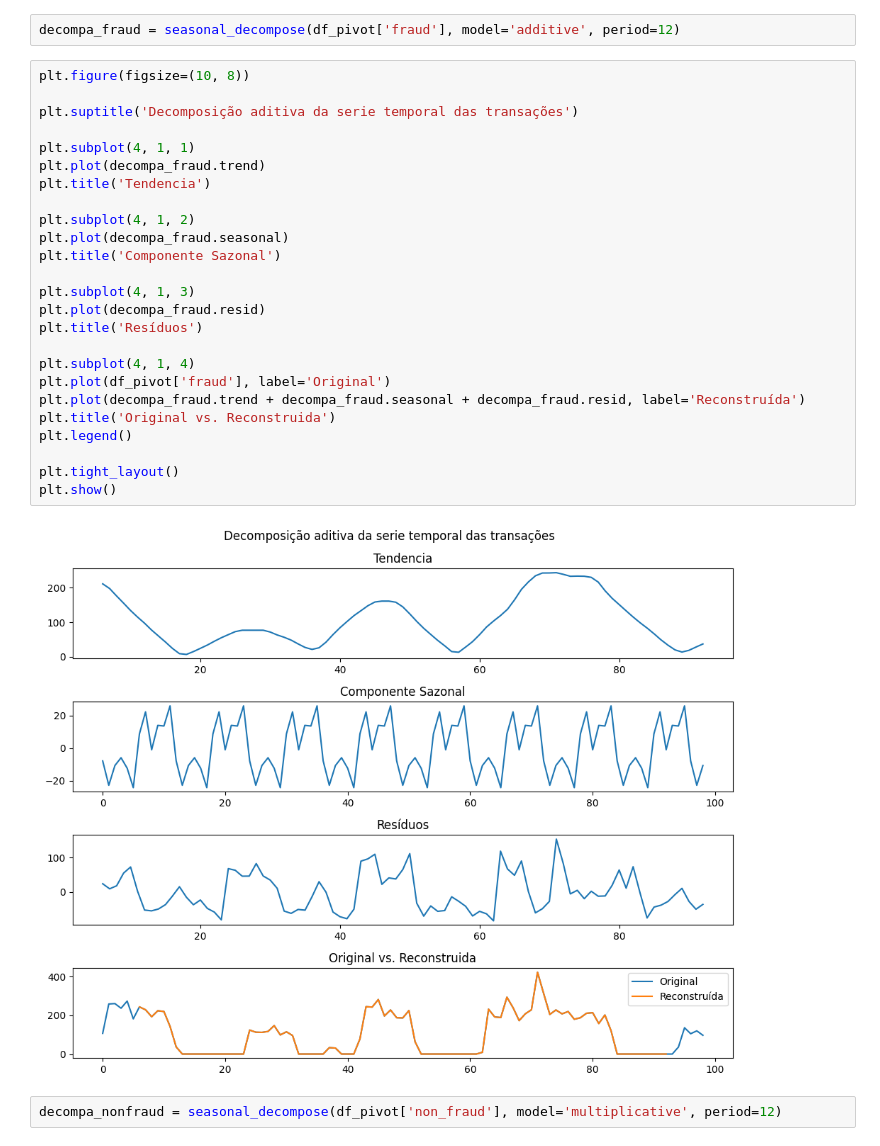
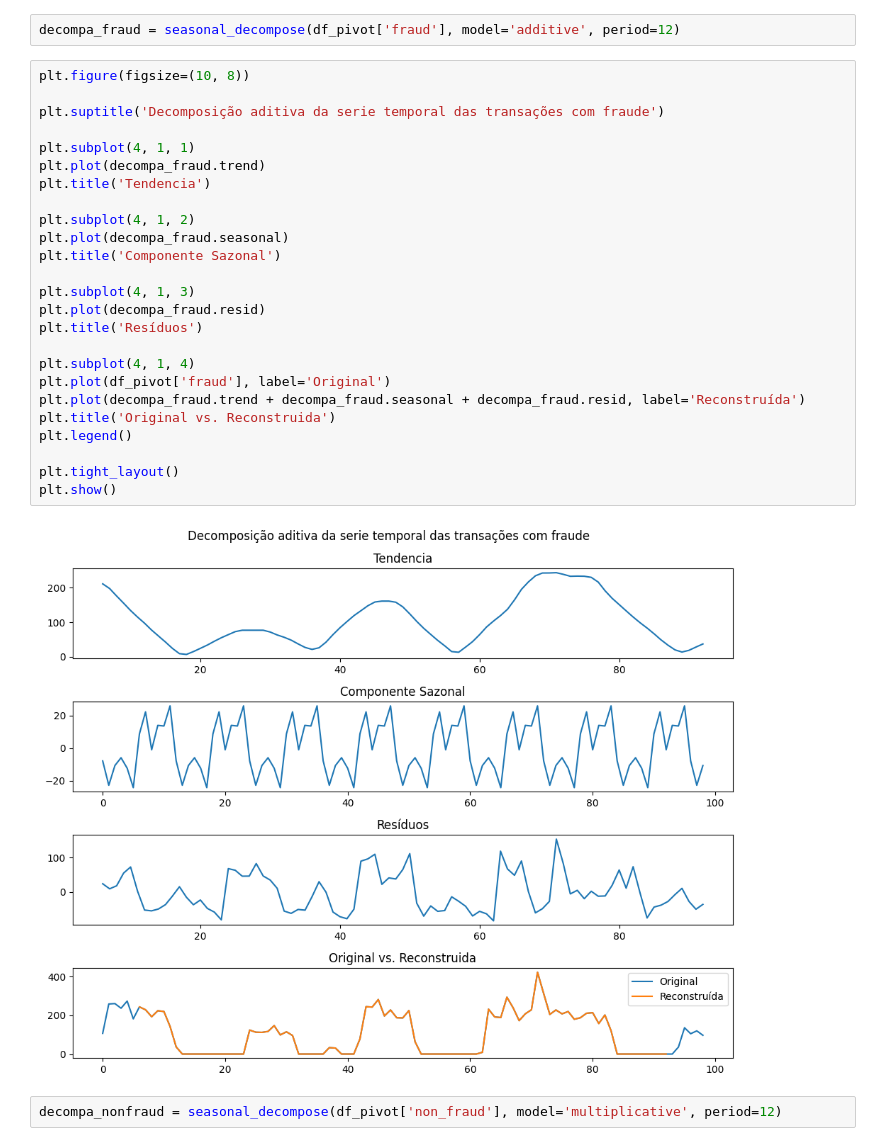
Before and after one commit to Angelicogfa/tcc_mba_datascience_analytics_usp_esalq, a Jupyter notebook: analise_fraude.ipynb, the cells around one changed output. Drawn from its saved outputs; the diff is of its cells as text.

Commit message:
Ajuste na serie temporal

```diff
--- a/analise_fraude.ipynb
+++ b/analise_fraude.ipynb
@@ -531,30 +566,30 @@ decompa_fraud = seasonal_decompose(df_pivot['fraud'], model='additive', period=1
 # %%
 plt.figure(figsize=(10, 8))
 
-plt.suptitle('Decomposição aditiva da serie temporal das transações')
+plt.suptitle('Decomposição aditiva da serie temporal das transações com fraude')
 
 plt.subplot(4, 1, 1)
 plt.plot(decompa_fraud.trend)
 plt.title('Tendencia')
 
 plt.subplot(4, 1, 2)
 plt.plot(decompa_fraud.seasonal)
 plt.title('Componente Sazonal')
 
 plt.subplot(4, 1, 3)
 plt.plot(decompa_fraud.resid)
 plt.title('Resíduos')
 
 plt.subplot(4, 1, 4)
 plt.plot(df_pivot['fraud'], label='Original')
 plt.plot(decompa_fraud.trend + decompa_fraud.seasonal + decompa_fraud.resid, label='Reconstruída')
 plt.title('Original vs. Reconstruida')
 plt.legend()
 
 plt.tight_layout()
 plt.show()
 # %% [output]
-[figure, old version]
+[figure, new version]
 # %%
 decompa_nonfraud = seasonal_decompose(df_pivot['non_fraud'], model='multiplicative', period=12)
 # %%
```
Also changed, not shown: parts of 17 cells of this notebook.
